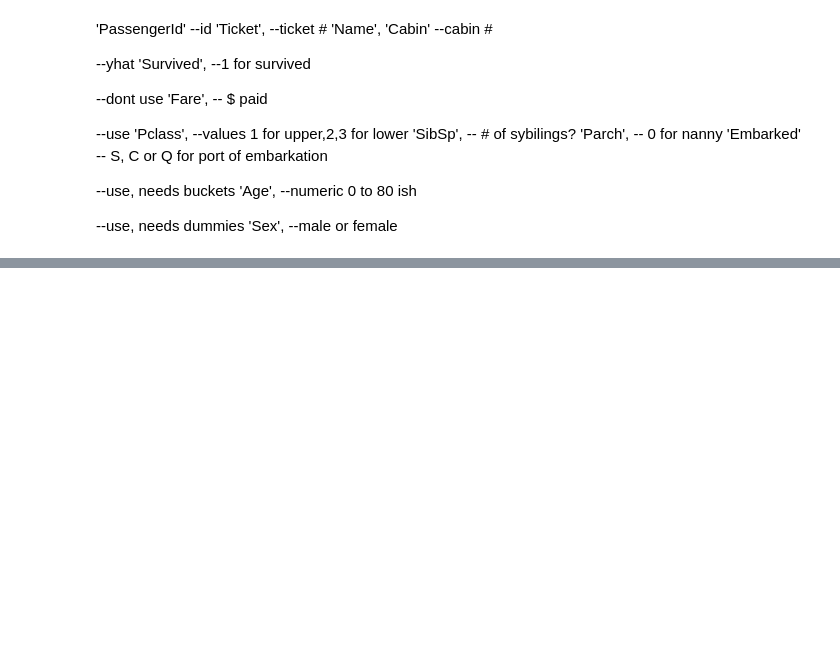
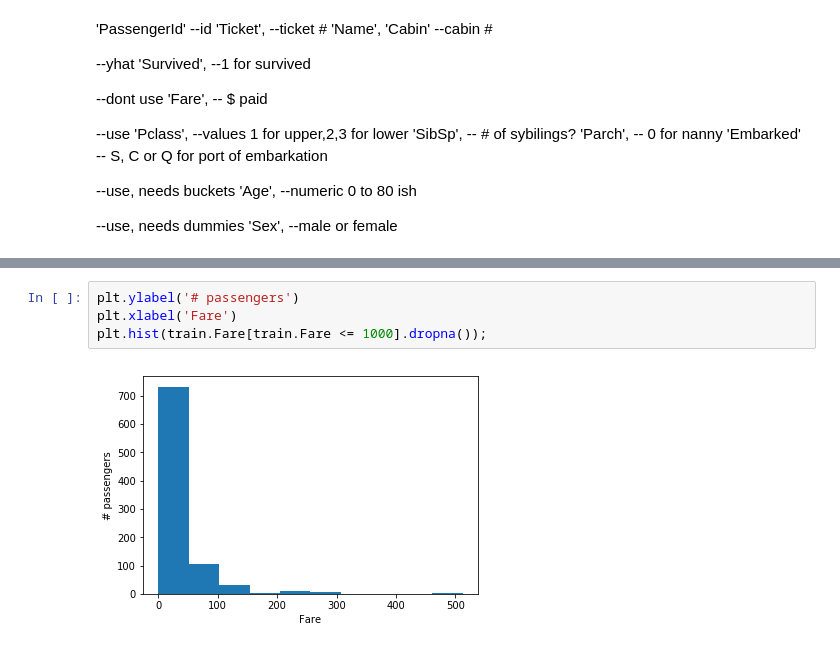
Before and after one commit to mondayn/py, a Jupyter notebook: titanic.ipynb, the cells around one changed output, grey strips where cells are left out. Drawn from its saved outputs; the diff is of its cells as text; blank space fills up the shorter version.

```diff
--- a/titanic.ipynb
+++ b/titanic.ipynb
@@ -122,2 +220,8 @@ train.head()
+# %%
+plt.ylabel('# passengers')
+plt.xlabel('Fare')
+plt.hist(train.Fare[train.Fare <= 1000].dropna());
+# %% [output]
+[figure, added]
 # %%
 plt.ylabel('# passengers')
```
Also changed, not shown: parts of 19 cells of this notebook, 4 other files.
